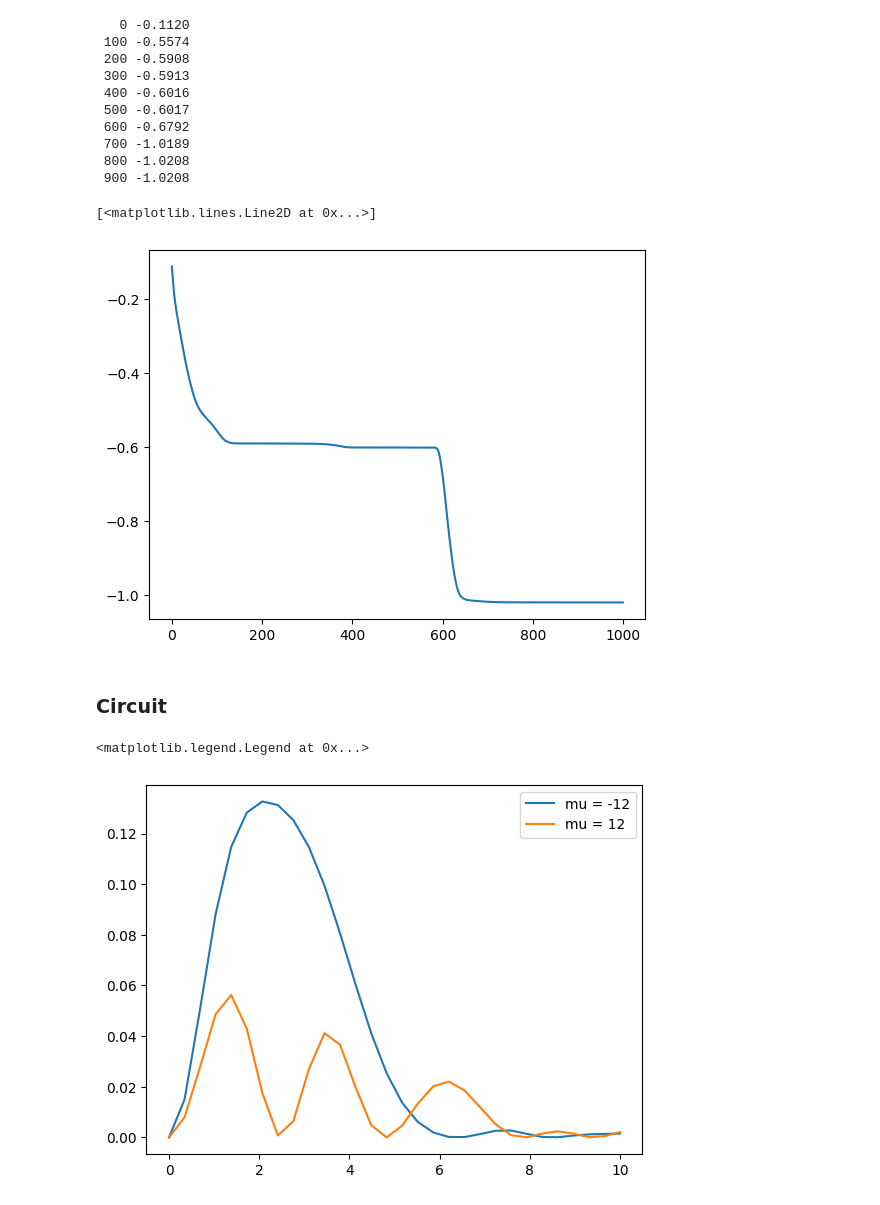
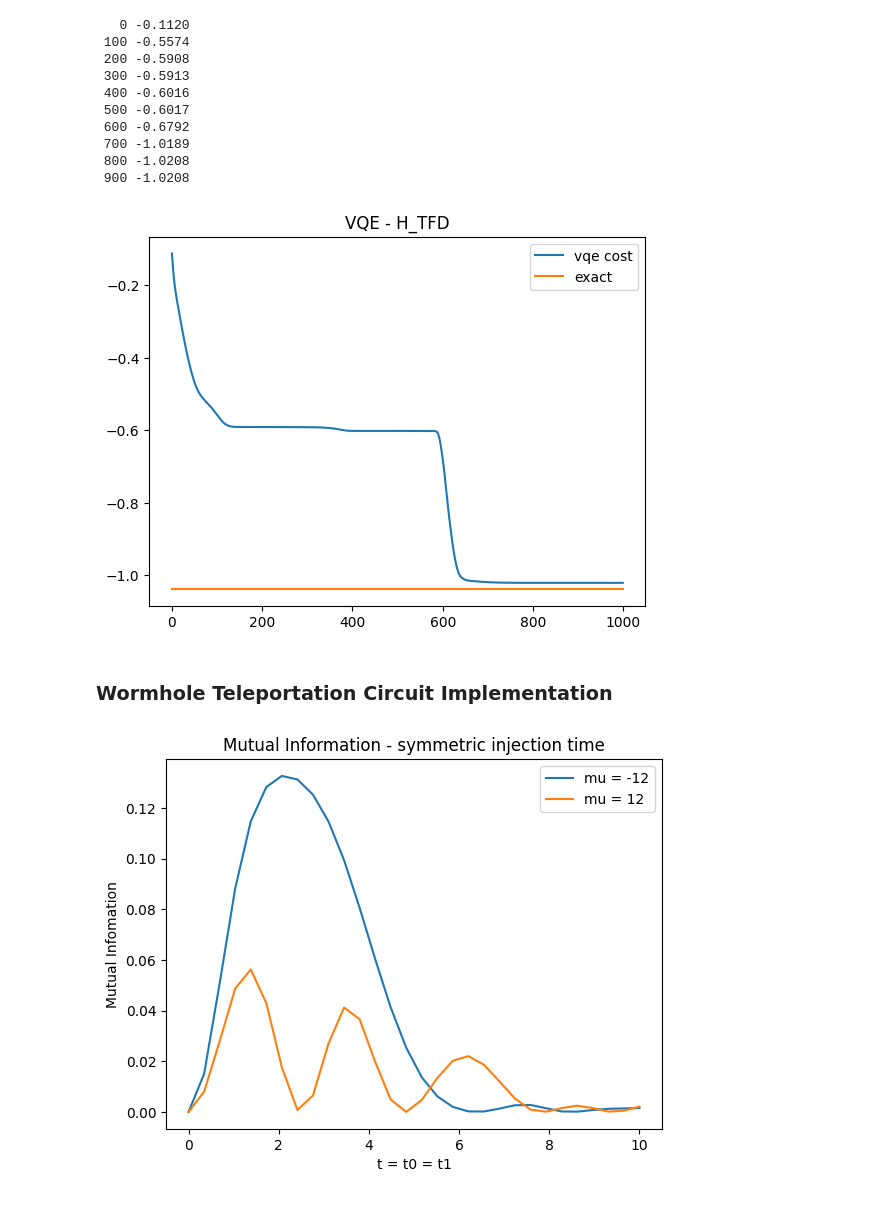
Before and after one commit to yh08037/QuantumWormhole, a Jupyter notebook: submission.ipynb, the cells around one changed output. Cells and saved outputs as stored; diff of their text form; code cells hidden in the pictures.

```diff
--- a/submission.ipynb
+++ b/submission.ipynb
@@ -276,6 +269,6 @@ def coupling(mu, wires):
 # %%
 # exact eigen solver
-nu = 1
+nu = 4
 
 mat_LR = (ps_L + ps_R).to_mat(wire_order=worm_wires)
 mat_V = ps_iV.to_mat(wire_order=worm_wires)
@@ -283,3 +276,6 @@ mat_TFD = mat_LR + nu * mat_V
 
 w, v = np.linalg.eig(mat_TFD)
 ground_state = v[np.argmin(w.real)]
+ground_energy = np.min(w.real)
+
+print('exact groung energy: ', ground_energy)
@@ -325,12 +323,15 @@ for it in range(n_iter):
 # %%
 import matplotlib.pyplot as plt
 
-plt.plot(energy_list)
+plt.plot(energy_list, label='vqe cost')
+plt.plot([ground_energy]*len(energy_list), label='exact')
+plt.title('VQE - H_TFD')
+plt.legend()
+plt.show()
 # %% [output]
-[<matplotlib.lines.Line2D at 0x...>]
-[figure, old version]
+[figure, new version]
 # %% [markdown]
-### Circuit
+### Wormhole Teleportation Circuit Implementation
 # %%
 @qml.qnode(dev)
 def circuit(t0, t1, mu):
@@ -366,10 +367,13 @@ mutal_info_pos = [mutual_info(circuit(t, t, 12)) for t in t_list]
 # %%
 plt.plot(t_list, mutal_info_neg, label='mu = -12')
 plt.plot(t_list, mutal_info_pos, label='mu = 12')
+plt.title('Mutual Information - symmetric injection time')
+plt.xlabel('t = t0 = t1')
+plt.ylabel('Mutual Infomation')
 plt.legend()
+plt.show()
 # %% [output]
-<matplotlib.legend.Legend at 0x...>
-[figure, old version]
+[figure, new version]
 # %%
 t1_space = np.linspace(0, 10, 30, requires_grad=False)
 
```
Also changed, not shown: parts of 22 cells of this notebook.
